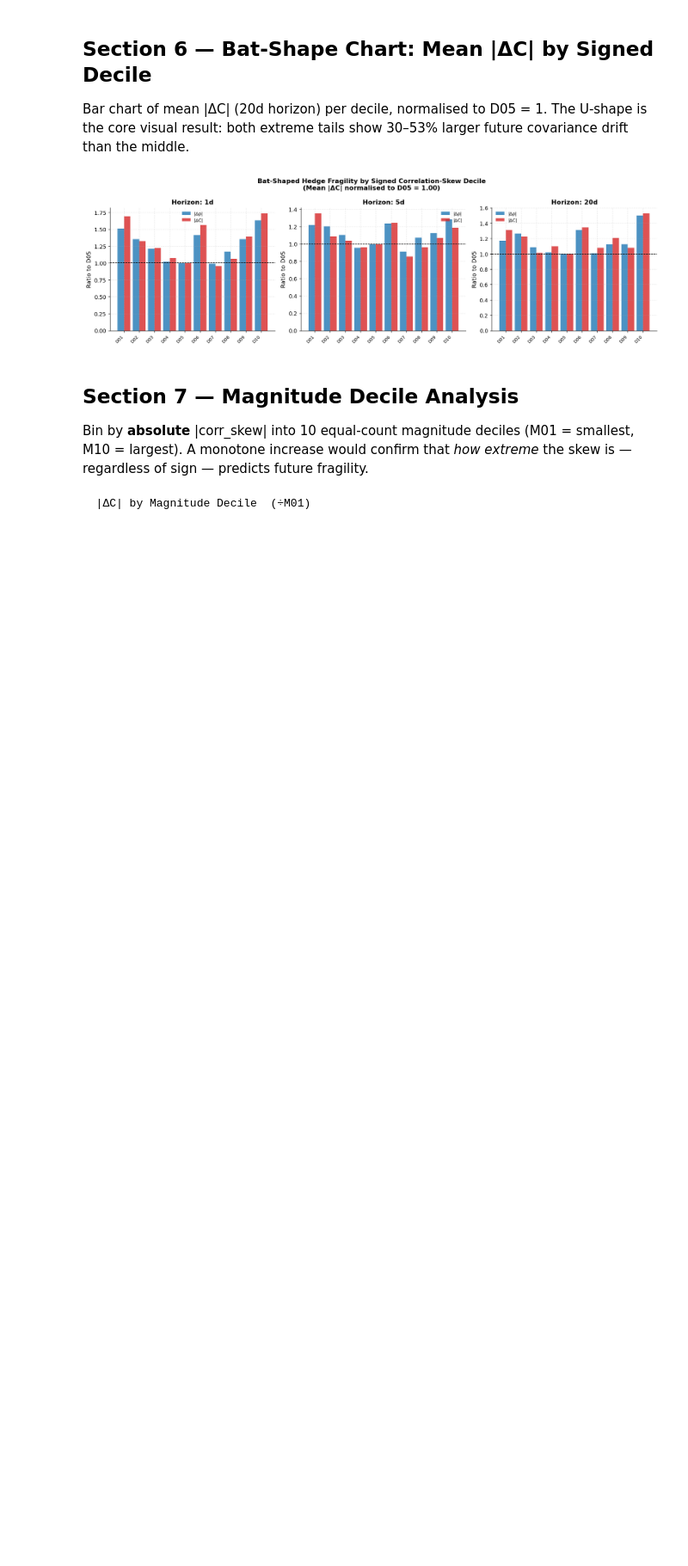
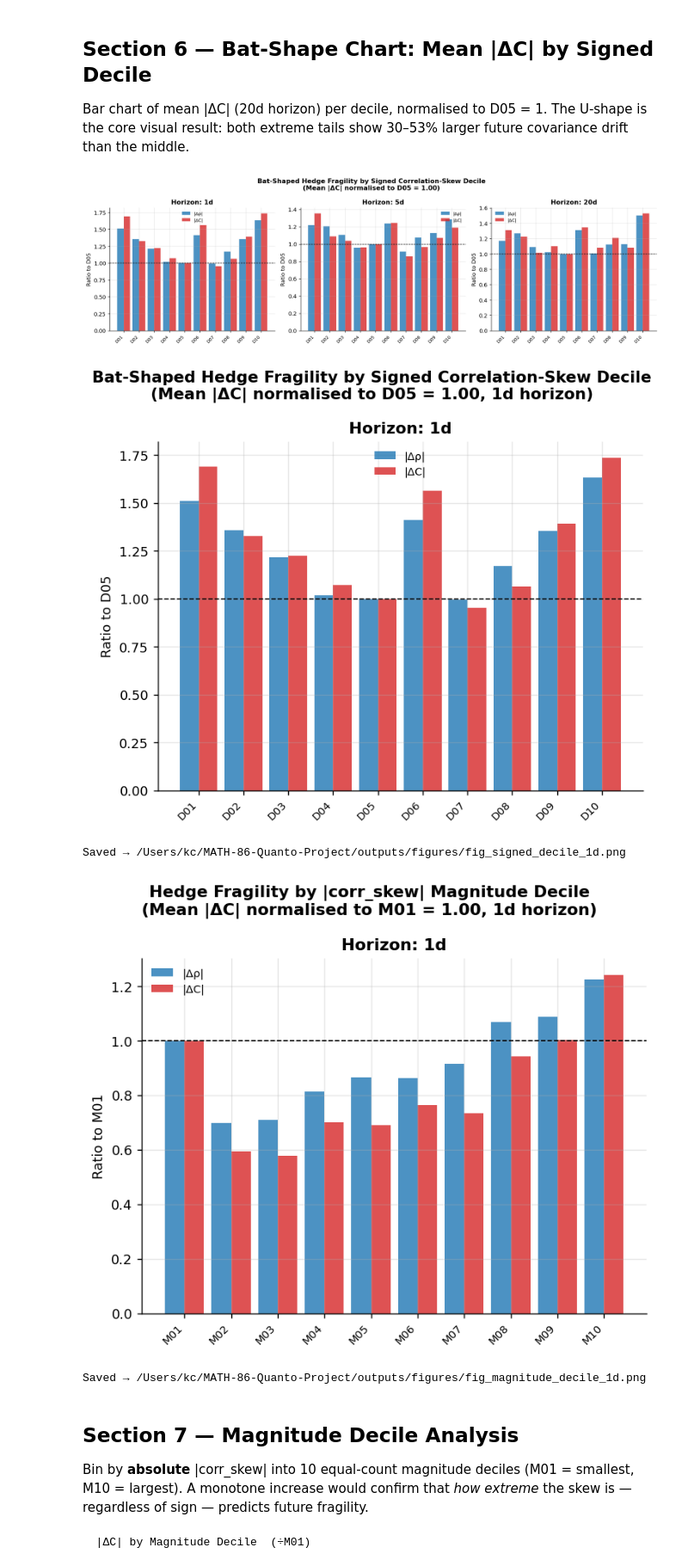
Before and after one commit to kevin-m-chang/MATH-86-Quanto-Project, a Jupyter notebook: notebooks/analysis_corr_skew.ipynb, the cells around one changed output. Shown at 86% size. Cells and saved outputs as stored; diff of their text form; code cells hidden in the pictures; blank space fills up the shorter version.

```diff
--- a/notebooks/analysis_corr_skew.ipynb
+++ b/notebooks/analysis_corr_skew.ipynb
@@ -258,6 +258,69 @@ fig.tight_layout()
 plt.show()
 # %% [output]
 [figure]
+# %%
+
+import pathlib
+
+FIG_DIR = pathlib.Path("..") / "outputs" / "figures"
+FIG_DIR.mkdir(parents=True, exist_ok=True)
+
+# ── Figure 1: Signed skew decile fragility, 1d horizon only ───────────────────
+fig, ax = plt.subplots(figsize=(6, 5))
+
+x     = np.arange(len(DECILE_LABELS))
+width = 0.42
+h     = "1d"
+
+rho_means = grp[f"abs_rho_drift_{h}"].mean()
+ct_means  = grp[f"abs_cross_term_drift_{h}"].mean()
+
+rho_ratio = (rho_means / rho_means["D05"]).values
+ct_ratio  = (ct_means  / ct_means["D05"]).values
+
+ax.bar(x - width / 2, rho_ratio, width, color="#1f77b4", alpha=0.8, label="|Δρ|")
+ax.bar(x + width / 2, ct_ratio,  width, color="#d62728", alpha=0.8, label="|ΔC|")
+ax.axhline(1.0, color="k", lw=0.9, ls="--")
+ax.set_xticks(x)
+ax.set_xticklabels(DECILE_LABELS, rotation=45, ha="right", fontsize=8)
+ax.set_ylabel("Ratio to D05")
+ax.legend(frameon=False, fontsize=8)
+
+fig.tight_layout()
+out1 = FIG_DIR / "fig_signed_decile_1d.png"
+fig.savefig(out1, dpi=120, bbox_inches="tight")
+plt.show()
+print(f"Saved → {out1.resolve()}")
+
+# ── Figure 2: Magnitude decile fragility, 1d horizon only ─────────────────────
+fig, ax = plt.subplots(figsize=(6, 5))
+
+xm = np.arange(len(MAG_LABELS))
+
+rho_means_m = mgrp[f"abs_rho_drift_{h}"].mean()
+ct_means_m  = mgrp[f"abs_cross_term_drift_{h}"].mean()
+
+rho_ratio_m = (rho_means_m / rho_means_m["M01"]).values
+ct_ratio_m  = (ct_means_m  / ct_means_m["M01"]).values
+
+ax.bar(xm - width / 2, rho_ratio_m, width, color="#1f77b4", alpha=0.8, label="|Δρ|")
+ax.bar(xm + width / 2, ct_ratio_m,  width, color="#d62728", alpha=0.8, label="|ΔC|")
+ax.axhline(1.0, color="k", lw=0.9, ls="--")
+ax.set_xticks(xm)
+ax.set_xticklabels(MAG_LABELS, rotation=45, ha="right", fontsize=8)
+ax.set_ylabel("Ratio to M01")
+ax.legend(frameon=False, fontsize=8)
+
+fig.tight_layout()
+out2 = FIG_DIR / "fig_magnitude_decile_1d.png"
+fig.savefig(out2, dpi=120, bbox_inches="tight")
+plt.show()
+print(f"Saved → {out2.resolve()}")
+# %% [output]
+[figure, added]
+Saved → /Users/kc/MATH-86-Quanto-Project/outputs/figures/fig_signed_decile_1d.png
+[figure, added]
+Saved → /Users/kc/MATH-86-Quanto-Project/outputs/figures/fig_magnitude_decile_1d.png
 # %% [markdown]
 ## Section 7 — Magnitude Decile Analysis
 
```
Also changed, not shown: parts of 1 cell of this notebook, 3 other files.
